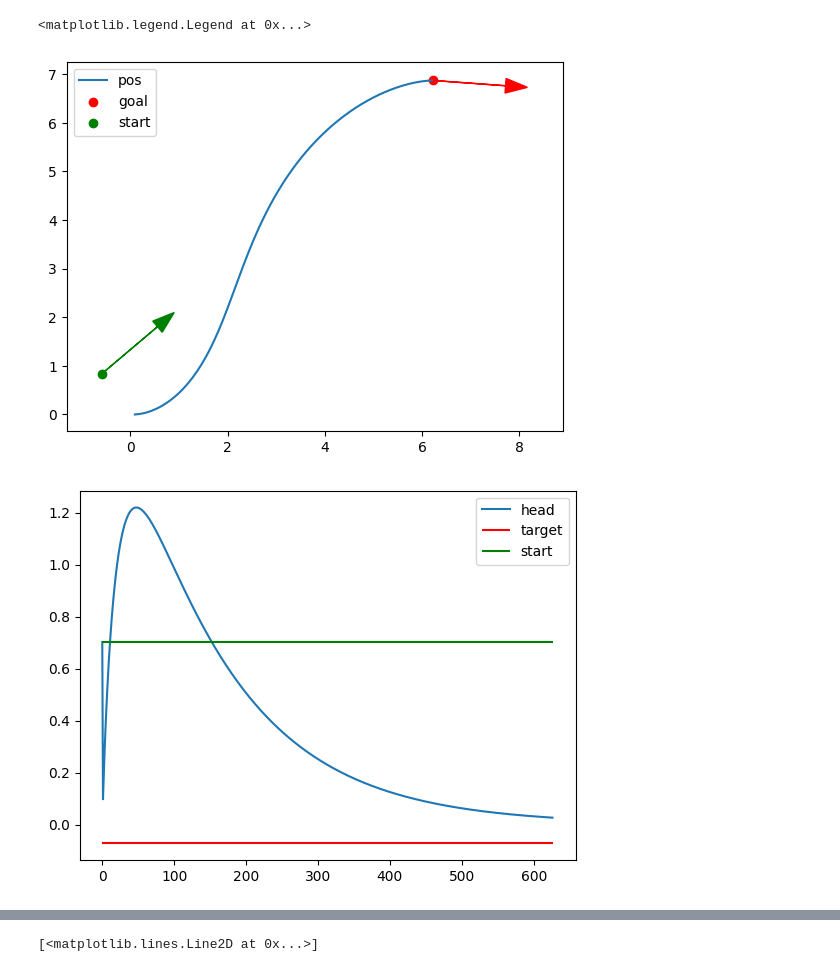
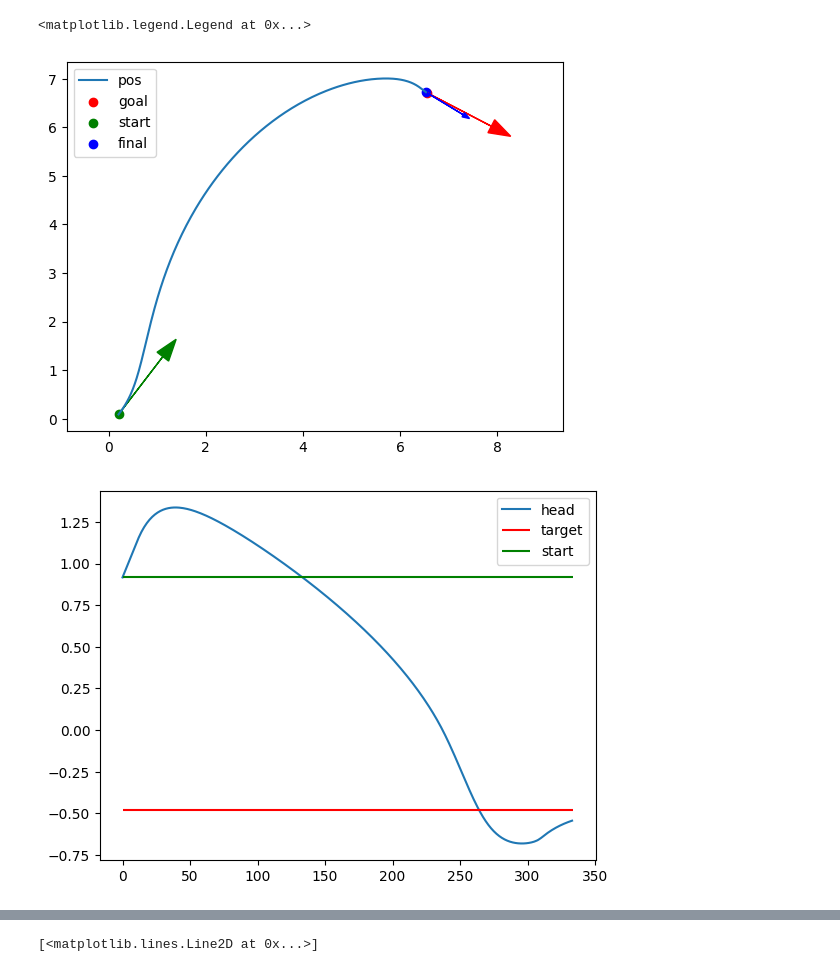
Before and after one commit to Fousseyni-Sang/common-robot-tasks, a Jupyter notebook: parking-task/rl_parking_task.ipynb, the cells around one changed output, grey strips where cells are left out. Drawn from its saved outputs; the diff is of its cells as text; code cells hidden in the pictures.

```diff
--- a/parking-task/rl_parking_task.ipynb
+++ b/parking-task/rl_parking_task.ipynb
@@ -46,5 +33,5 @@ Successfully installed stable_baselines3-2.8.0a4
 # %%
-def normalize(angle):
+def wrap_angle_to_pi(angle):
     return np.arctan2(np.sin(angle), np.cos(angle))
 
 
@@ -78,7 +65,6 @@ class Robot:
 
     self.config = np.array([0., 0., 0.])
     self.speed = np.array([0.0, 0.0, 0.0])
-    self.bearing = np.array([0]) # angle between the goal and robot
 
     self.L = L # length of the robot car
     self.delta_t = 0.02 # second
@@ -105,16 +91,18 @@ class Robot:
     x_dot = v*np.cos(self.config[2]) # v*cos(theta)
     y_dot = v*np.sin(self.config[2]) # v*sin(theta)
     theta_dot = (v/self.L)*np.tan(gamma) # v*tan(gamma)/L
+    theta_dot = np.clip(theta_dot, -self.max_speed[1], self.max_speed[1])
 
     self.speed[0] = x_dot.copy()
     self.speed[1] = y_dot.copy()
+
     self.speed[2] = theta_dot
 
     self.config[0] = self.config[0] + x_dot*self.delta_t
     self.config[1] = self.config[1] + y_dot*self.delta_t
     self.config[2] = self.config[2] + theta_dot*self.delta_t
 
-    self.config[2] = np.atan2(np.sin(self.config[2]), np.cos(self.config[2]))
+    self.config[2] = wrap_angle_to_pi(self.config[2])
 
     return
 
@@ -133,7 +121,7 @@ class Robot:
         - gamma: steering angle of the front wheel
     """
     val = omega*self.L/(v+1e-6)
-    gamma = np.atan2(np.sin(val), np.cos(val))
+    gamma = np.arctan2(np.sin(val), np.cos(val))
 
     return v, gamma
 
@@ -153,9 +141,11 @@ class Robot:
         - beta: angle of goal in world frame
     """
     rho = np.linalg.norm(np.array([delta_x, delta_y]))
-    alpha = np.atan2(delta_y, delta_x) - self.config[2]
+    alpha = np.arctan2(delta_y, delta_x) - self.config[2]
+    alpha = wrap_angle_to_pi(alpha)
 
     beta = -(alpha + self.config[2])
+    beta = wrap_angle_to_pi(beta)
 
 
     return rho, alpha, beta
@@ -307,22 +321,38 @@ robot = Robot()
 np.random.seed(np.random.randint(10))
 envs = gym.make("gymnasium_env/ParkingTask-v0")
 envs = gym.wrappers.RecordEpisodeStatistics(envs)
+envs.unwrapped.robot.max_speed = (2., 1.0)
 obs, info = envs.reset()
+
+
 done = False
-pos_traj = []
+pos_traj = [envs.unwrapped.start_config[:2].copy()]
 orientation_traj = [envs.unwrapped.start_config[2]]
+bearing_traj = [envs.unwrapped.bearing.copy()]
+
 rewards_episode = []
+rewards_dist = []
+rewards_bearing = []
+rewards_orient = []
+rewards_goal = []
+
 total_reward = 0
 rewards_evolution = []
-controller = Controller(k_rho=0.5, k_alpha=3, k_beta=-1.5)
-envs.unwrapped.robot.max_speed = (1, 1)
+
+controller = Controller(k_rho=1, k_alpha=3, k_beta=-1.5)
+
+
 while not done:
+
   dx = envs.unwrapped.target_config[0] - envs.unwrapped.robot.config[0]
   dy = envs.unwrapped.target_config[1] - envs.unwrapped.robot.config[1]
 
   rho, alpha, beta = envs.unwrapped.robot.cartesian2polar(dx, dy)
-  alpha = normalize(alpha)
-  beta = normalize(beta)
+
+  # Add target angle to beta otherwise the final orientation will be missed
+  beta = beta + envs.unwrapped.target_config[2]
+  beta = wrap_angle_to_pi(beta)
+
   v, omega = controller.get_cmds(rho, alpha, beta)
 
   action = (v, omega)
@@ -330,11 +360,18 @@ while not done:
   total_reward += rew
   pos_traj.append(envs.unwrapped.robot.config[:2].copy())
   orientation_traj.append(envs.unwrapped.robot.config[2].copy())
+  bearing_traj.append(envs.unwrapped.bearing.copy())
+
   done = terminated or truncated
   rewards_episode.append(rew)
   rewards_evolution.append(total_reward)
+  rewards_dist.append(envs.unwrapped.reward_dist)
+  rewards_bearing.append(envs.unwrapped.reward_bearing)
+  rewards_orient.append(envs.unwrapped.reward_orient)
+  rewards_goal.append(envs.unwrapped.reward_goal)
 
 print(f"truncate: {truncated} terminate: {terminated} outbound: {envs.unwrapped.timeout} pos: {envs.unwrapped.robot.config}")
+print(f"distance to target: {envs.unwrapped.distance_to_target}")
 print(f"final time: {envs.unwrapped.time}")
 print(f"episode_returns: {envs.episode_returns}")
 print(f"episode_length: {envs.episode_lengths}")
@@ -348,9 +385,11 @@ def plot_traj():
     plt.plot(x, y, label="pos")
     plt.scatter(envs.unwrapped.target_config[0], envs.unwrapped.target_config[1], c="r", label="goal")
     plt.scatter(envs.unwrapped.start_config[0], envs.unwrapped.start_config[1], c="g", label="start")
+    plt.scatter(envs.unwrapped.robot.config[0], envs.unwrapped.robot.config[1], c="b", label="final")
 
     dx_target, dy_target = np.cos(envs.unwrapped.target_config[2]), np.sin(envs.unwrapped.target_config[2])
     dx_start, dy_start = np.cos(envs.unwrapped.start_config[2]), np.sin(envs.unwrapped.start_config[2])
+    dx_final, dy_final = np.cos(envs.unwrapped.robot.config[2]), np.sin(envs.unwrapped.robot.config[2])
     length = 1.5
     width = 0.3
 
@@ -358,6 +397,8 @@ def plot_traj():
               dx=length*dx_target, dy=length*dy_target, color="r", head_width=0.3)
     plt.arrow(x=envs.unwrapped.start_config[0], y=envs.unwrapped.start_config[1],
               dx=length*dx_start, dy=length*dy_start, color="g", head_width=0.3)
+    plt.arrow(x=envs.unwrapped.robot.config[0], y=envs.unwrapped.robot.config[1],
+              dx=0.6*length*dx_final, dy=0.6*length*dy_final, color="b", head_width=0.1)
 
     plt.legend()
     plt.axis("equal")
@@ -377,4 +418,24 @@ plt.legend()
 plt.figure()
 plt.plot(rewards_evolution, label="reward evolution")
 plt.legend()
+
+plt.figure()
+plt.plot(bearing_traj, label="bearing")
+plt.legend()
+
+plt.figure()
+plt.plot(bearing_traj[1:], rewards_episode, label="bearing vs reward")
+plt.legend()
+
+plt.figure()
+plt.plot(rewards_dist, label="reward dist")
+plt.legend()
+
+plt.figure()
+plt.plot(rewards_bearing, label="reward bearing")
+plt.legend()
+
+plt.figure()
+plt.plot(rewards_goal, label="reward goal")
+plt.legend()
 # %% [output]
@@ -385,3 +447,3 @@ episode_length: 626
 <matplotlib.legend.Legend at 0x...>
-[figure, old version]
+[figure, new version]
-[figure, old version]
+[figure, new version]
```
Also changed, not shown: parts of 10 cells of this notebook.
